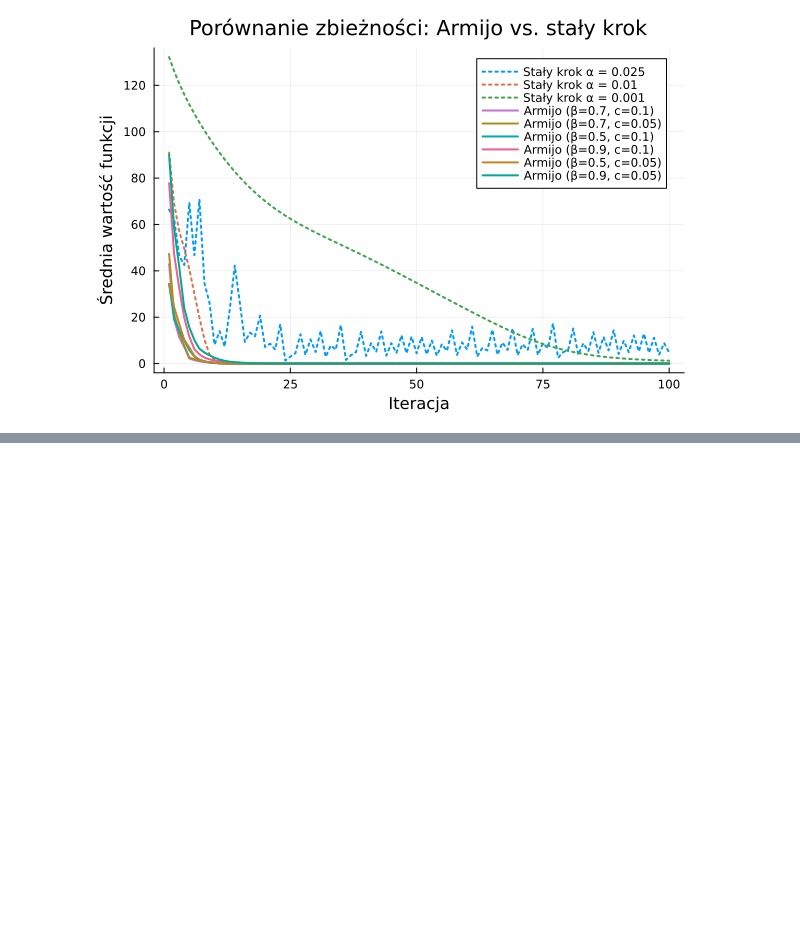
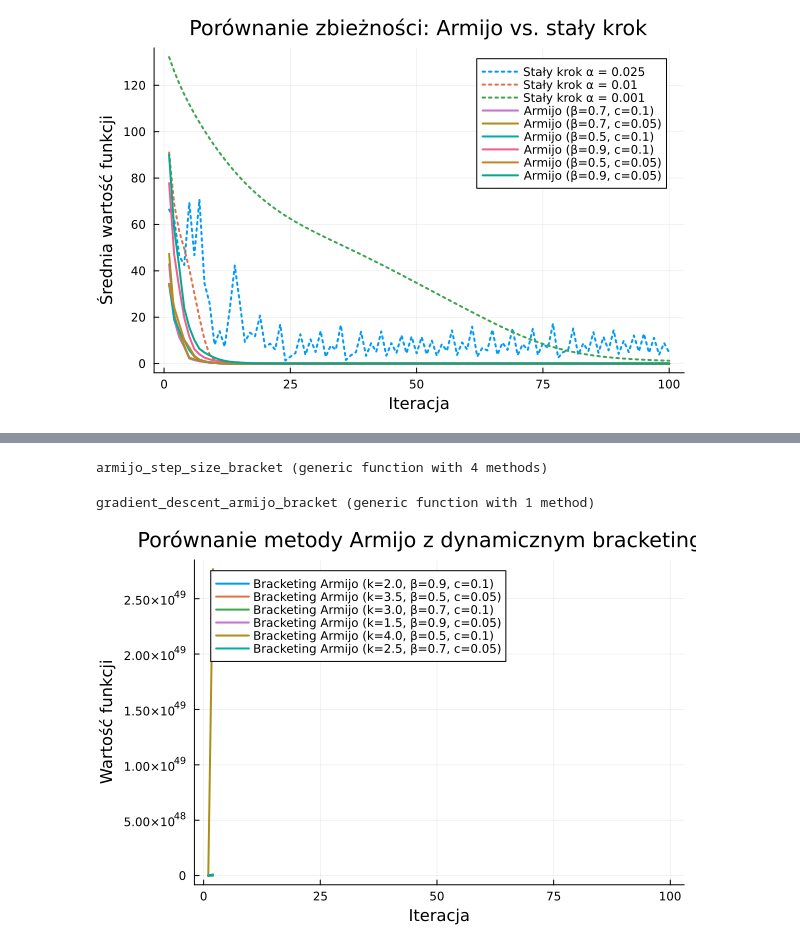
Before and after one commit to kKedaRr3/Metody-i-Algorytmy-Optymalizacji, a Jupyter notebook: lab01/zad1.ipynb, the cells around one changed output, grey strips where cells are left out. Drawn from its saved outputs; the diff is of its cells as text; code cells hidden in the pictures; blank space fills up the shorter version.

```diff
--- a/lab01/zad1.ipynb
+++ b/lab01/zad1.ipynb
@@ -136,4 +137,5 @@ end
 # %%
+iterations = 100
 armijo_params = [
     (0.9, 0.05),
     (0.9, 0.1),
@@ -218,0 +223,2 @@ display(plt)
+# %%
+k_values = [1.5, 2.0, 2.5, 3.0, 3.5, 4.0]
@@ -218,0 +268,57 @@ display(plt)
+# %%
+function armijo_step_size_bracket(x, y, fun, gradient, k=2.0, β=0.5, c=0.1)
+    (a, b) = automatic_bracket(fun, x, y, s=1e-2, k=k, n=20)
+    α = (a + b) / 2  # Przyjmujemy środek przedziału jako początkowy krok
+
+    f_old = fun(x, y)
+    grad_x, grad_y = gradient(x, y)
+
+    while fun(x - α * grad_x, y - α * grad_y) > f_old - c * α * (grad_x^2 + grad_y^2) && α > 1e-5
+        α *= β
+    end
+
+    return α
+end
+# %% [output]
+armijo_step_size_bracket (generic function with 4 methods)
+# %%
+function gradient_descent_armijo_bracket(x, y, iterations, fun, gradient, k, β, c)
+    cost_history = []
+
+    for _ in 1:iterations
+        grad_x, grad_y = gradient(x, y)
+        α = armijo_step_size_bracket(x, y, fun, gradient, k, β, c)
+        x -= α * grad_x
+        y -= α * grad_y
+        push!(cost_history, fun(x, y))
+    end
+    return x, y, cost_history
+end
+# %% [output]
+gradient_descent_armijo_bracket (generic function with 1 method)
+# %%
+armijo_bracket_results = Dict()
+
+for (k, (β, c)) in zip(k_values, armijo_params)
+    avg_costs = zeros(iterations)
+    for (x0, y0) in start_points
+        x_opt, y_opt, cost_history = gradient_descent_armijo_bracket(x0, y0, iterations, himmelblau, himmelblau_gradient, k, β, c)
+        avg_costs += cost_history
+    end
+    avg_costs /= num_points
+    armijo_bracket_results[(k, β, c)] = avg_costs
+end
+
+plt = plot(title="Porównanie metody Armijo z dynamicznym bracketingiem", xlabel="Iteracja", ylabel="Wartość funkcji")
+
+for ((k, β, c), costs) in armijo_bracket_results
+    if !isempty(costs)
+        plot!(plt, 1:iterations, costs, label="Bracketing Armijo (k=$k, β=$β, c=$c)", lw=2)
+    else
+        println("Brak danych dla Bracketing Armijo (k=$k, β=$β, c=$c)")
+    end
+end
+
+display(plt)
+# %% [output]
+[figure, added]
```
Also changed, not shown: parts of 8 cells of this notebook.
